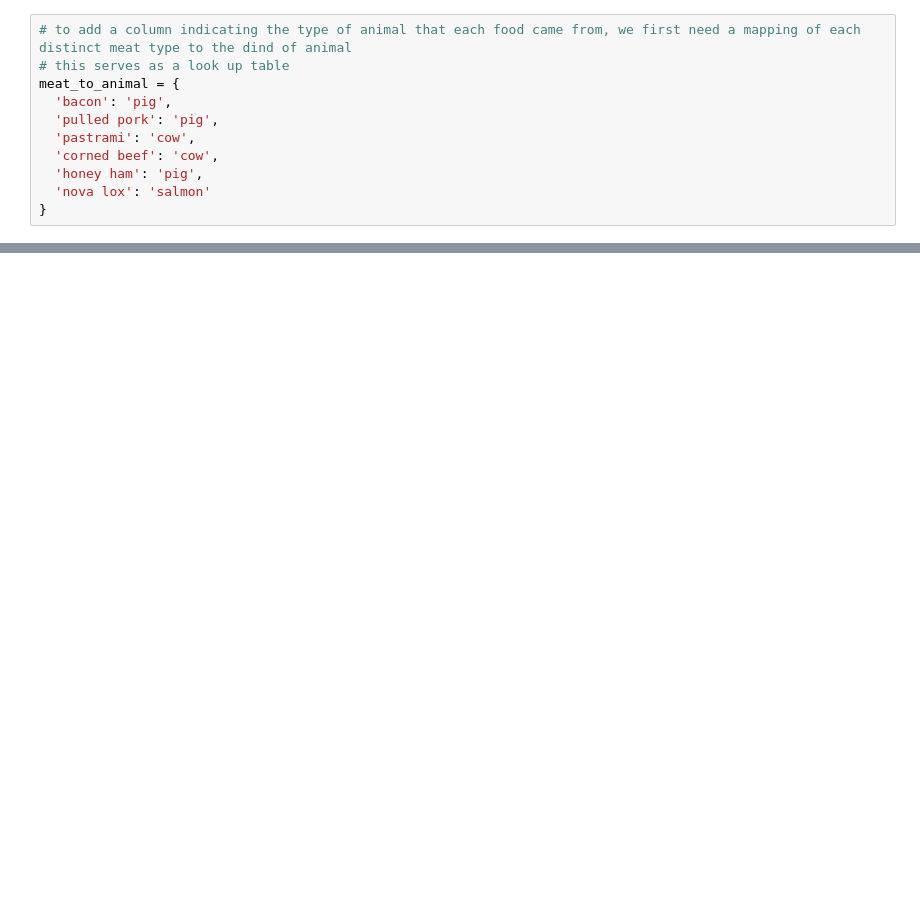
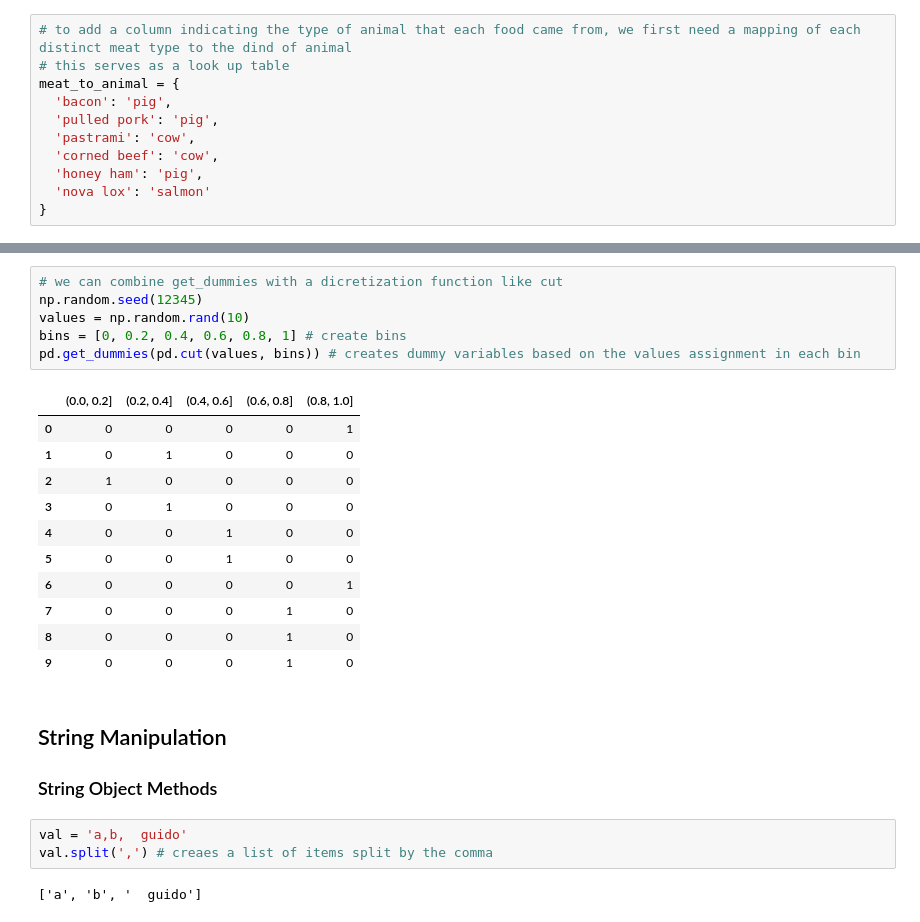
Before and after one commit to alexmaccalman/python, a Jupyter notebook: Data_Cleaning_Prep.ipynb, the cells around one changed output, grey strips where cells are left out. Drawn from its saved outputs; the diff is of its cells as text; blank space fills up the shorter version.

```diff
--- a/Data_Cleaning_Prep.ipynb
+++ b/Data_Cleaning_Prep.ipynb
@@ -145,0 +402,26 @@ Name: food, dtype: object
+# %%
+# we can combine get_dummies with a dicretization function like cut
+np.random.seed(12345)
+values = np.random.rand(10)
+bins = [0, 0.2, 0.4, 0.6, 0.8, 1] # create bins
+pd.get_dummies(pd.cut(values, bins)) # creates dummy variables based on the values assignment in each bin
+# %% [output]
+|  | (0.0, 0.2] | (0.2, 0.4] | (0.4, 0.6] | (0.6, 0.8] | (0.8, 1.0] |
+| 0 | 0 | 0 | 0 | 0 | 1 |
+| 1 | 0 | 1 | 0 | 0 | 0 |
+| 2 | 1 | 0 | 0 | 0 | 0 |
+| 3 | 0 | 1 | 0 | 0 | 0 |
+| 4 | 0 | 0 | 1 | 0 | 0 |
+| 5 | 0 | 0 | 1 | 0 | 0 |
+| 6 | 0 | 0 | 0 | 0 | 1 |
+| 7 | 0 | 0 | 0 | 1 | 0 |
+| 8 | 0 | 0 | 0 | 1 | 0 |
+| 9 | 0 | 0 | 0 | 1 | 0 |
+# %% [markdown]
+## String Manipulation
+### String Object Methods
+# %%
+val = 'a,b,  guido'
+val.split(',') # creaes a list of items split by the comma
+# %% [output]
+['a', 'b', '  guido']
```
Also changed, not shown: parts of 76 cells of this notebook.
